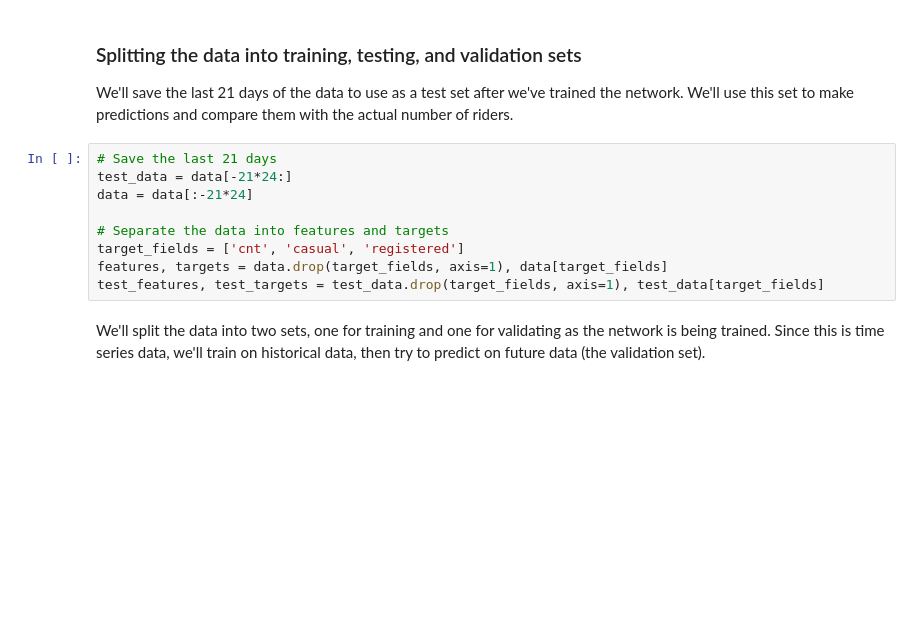
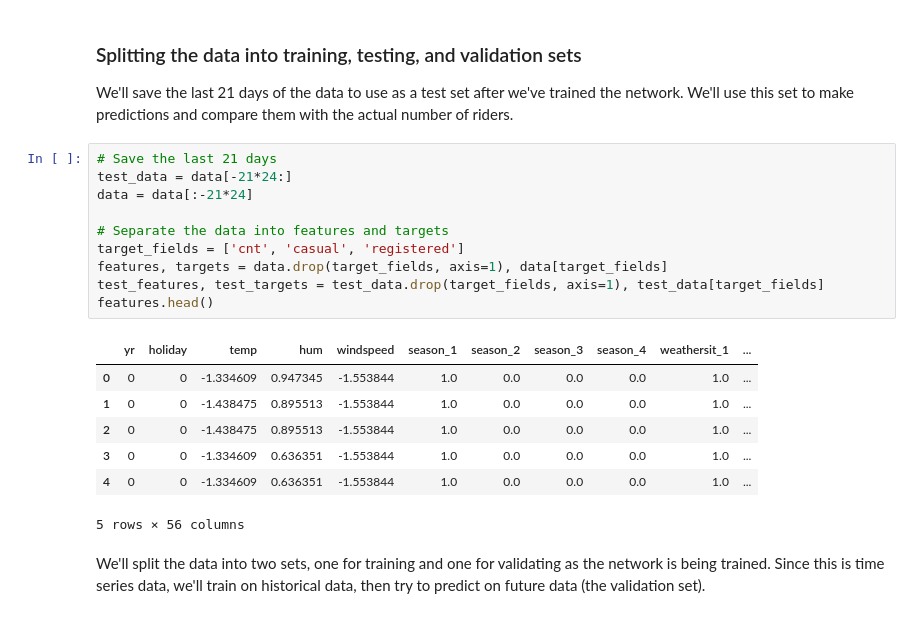
Before and after one commit to Walter1218/DeepLearning, a Jupyter notebook: dlnd-project-1/dlnd-your-first-neural-network.ipynb, the cells around one changed output. Drawn from its saved outputs; the diff is of its cells as text; blank space fills up the shorter version.

```diff
--- a/dlnd-project-1/dlnd-your-first-neural-network.ipynb
+++ b/dlnd-project-1/dlnd-your-first-neural-network.ipynb
@@ -78,12 +87,21 @@ We'll save the last 21 days of the data to use as a test set after we've trained
 # %%
 # Save the last 21 days
 test_data = data[-21*24:]
 data = data[:-21*24]
 
 # Separate the data into features and targets
 target_fields = ['cnt', 'casual', 'registered']
 features, targets = data.drop(target_fields, axis=1), data[target_fields]
 test_features, test_targets = test_data.drop(target_fields, axis=1), test_data[target_fields]
+features.head()
+# %% [output]
+|  | yr | holiday | temp | hum | windspeed | season_1 | season_2 | season_3 | season_4 | weathersit_1 | ... |
+| 0 | 0 | 0 | -1.334609 | 0.947345 | -1.553844 | 1.0 | 0.0 | 0.0 | 0.0 | 1.0 | ... |
+| 1 | 0 | 0 | -1.438475 | 0.895513 | -1.553844 | 1.0 | 0.0 | 0.0 | 0.0 | 1.0 | ... |
+| 2 | 0 | 0 | -1.438475 | 0.895513 | -1.553844 | 1.0 | 0.0 | 0.0 | 0.0 | 1.0 | ... |
+| 3 | 0 | 0 | -1.334609 | 0.636351 | -1.553844 | 1.0 | 0.0 | 0.0 | 0.0 | 1.0 | ... |
+| 4 | 0 | 0 | -1.334609 | 0.636351 | -1.553844 | 1.0 | 0.0 | 0.0 | 0.0 | 1.0 | ... |
+5 rows × 56 columns
 # %% [markdown]
 We'll split the data into two sets, one for training and one for validating as the network is being trained. Since this is time series data, we'll train on historical data, then try to predict on future data (the validation set).
 # %%
```
Also changed, not shown: parts of 5 cells of this notebook, 1 other file.
